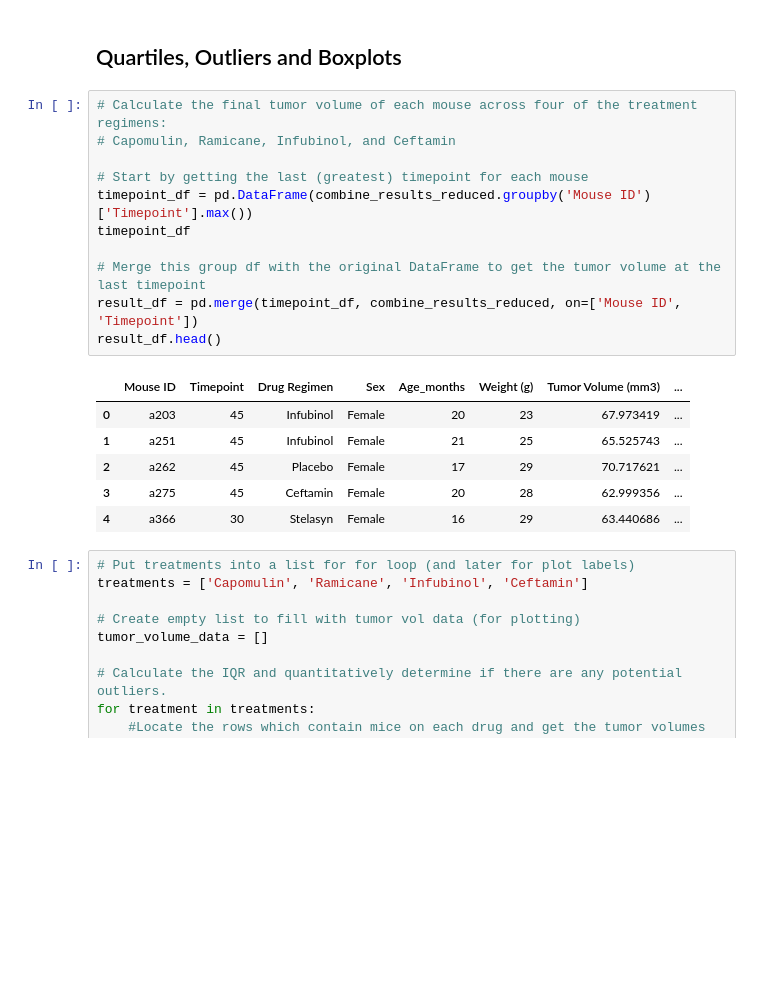
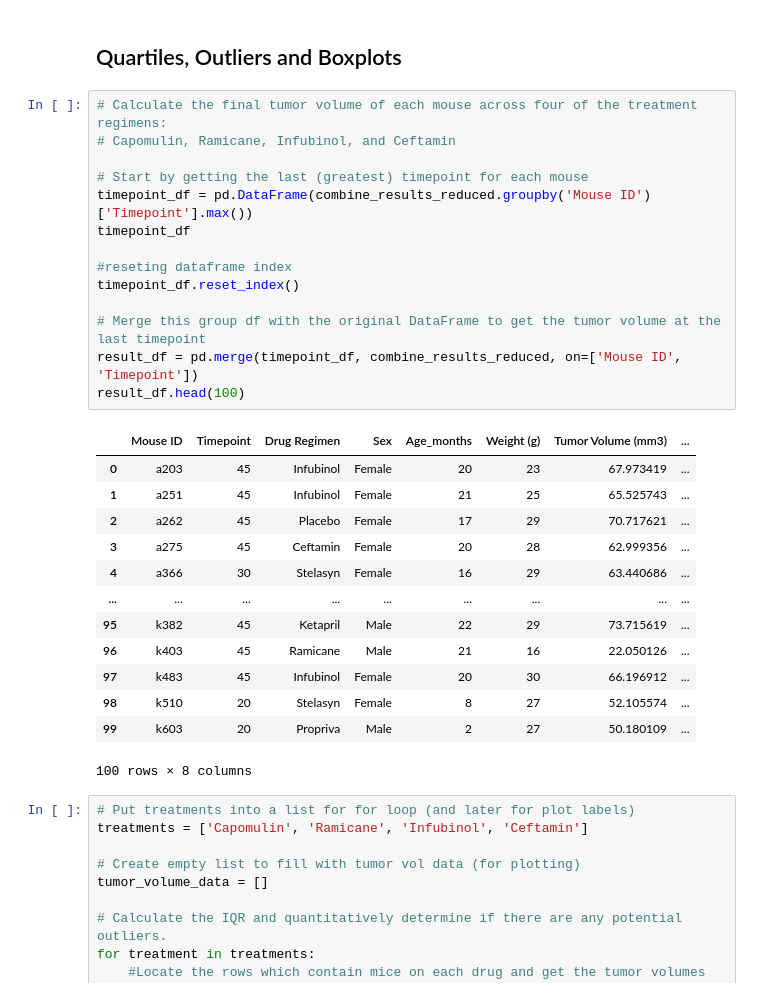
Before and after one commit to Allan-CM/Pymaceuticals, a Jupyter notebook: main.ipynb, the cells around one changed output. Cells and saved outputs as stored; diff of their text form; blank space fills up the shorter version.

```diff
--- a/main.ipynb
+++ b/main.ipynb
@@ -202,21 +208,31 @@ plt.show()
 # %%
 # Calculate the final tumor volume of each mouse across four of the treatment regimens:
 # Capomulin, Ramicane, Infubinol, and Ceftamin
 
 # Start by getting the last (greatest) timepoint for each mouse
 timepoint_df = pd.DataFrame(combine_results_reduced.groupby('Mouse ID')['Timepoint'].max())
 timepoint_df
 
+#reseting dataframe index
+timepoint_df.reset_index()
+
 # Merge this group df with the original DataFrame to get the tumor volume at the last timepoint
 result_df = pd.merge(timepoint_df, combine_results_reduced, on=['Mouse ID', 'Timepoint'])
-result_df.head()
+result_df.head(100)
 # %% [output]
 |  | Mouse ID | Timepoint | Drug Regimen | Sex | Age_months | Weight (g) | Tumor Volume (mm3) | ... |
 | 0 | a203 | 45 | Infubinol | Female | 20 | 23 | 67.973419 | ... |
 | 1 | a251 | 45 | Infubinol | Female | 21 | 25 | 65.525743 | ... |
 | 2 | a262 | 45 | Placebo | Female | 17 | 29 | 70.717621 | ... |
 | 3 | a275 | 45 | Ceftamin | Female | 20 | 28 | 62.999356 | ... |
 | 4 | a366 | 30 | Stelasyn | Female | 16 | 29 | 63.440686 | ... |
+| ... | ... | ... | ... | ... | ... | ... | ... | ... |
+| 95 | k382 | 45 | Ketapril | Male | 22 | 29 | 73.715619 | ... |
+| 96 | k403 | 45 | Ramicane | Male | 21 | 16 | 22.050126 | ... |
+| 97 | k483 | 45 | Infubinol | Female | 20 | 30 | 66.196912 | ... |
+| 98 | k510 | 20 | Stelasyn | Female | 8 | 27 | 52.105574 | ... |
+| 99 | k603 | 20 | Propriva | Male | 2 | 27 | 50.180109 | ... |
+100 rows × 8 columns
 # %%
 # Put treatments into a list for for loop (and later for plot labels)
 treatments = ['Capomulin', 'Ramicane', 'Infubinol', 'Ceftamin']
```
Also changed, not shown: parts of 4 cells of this notebook.
